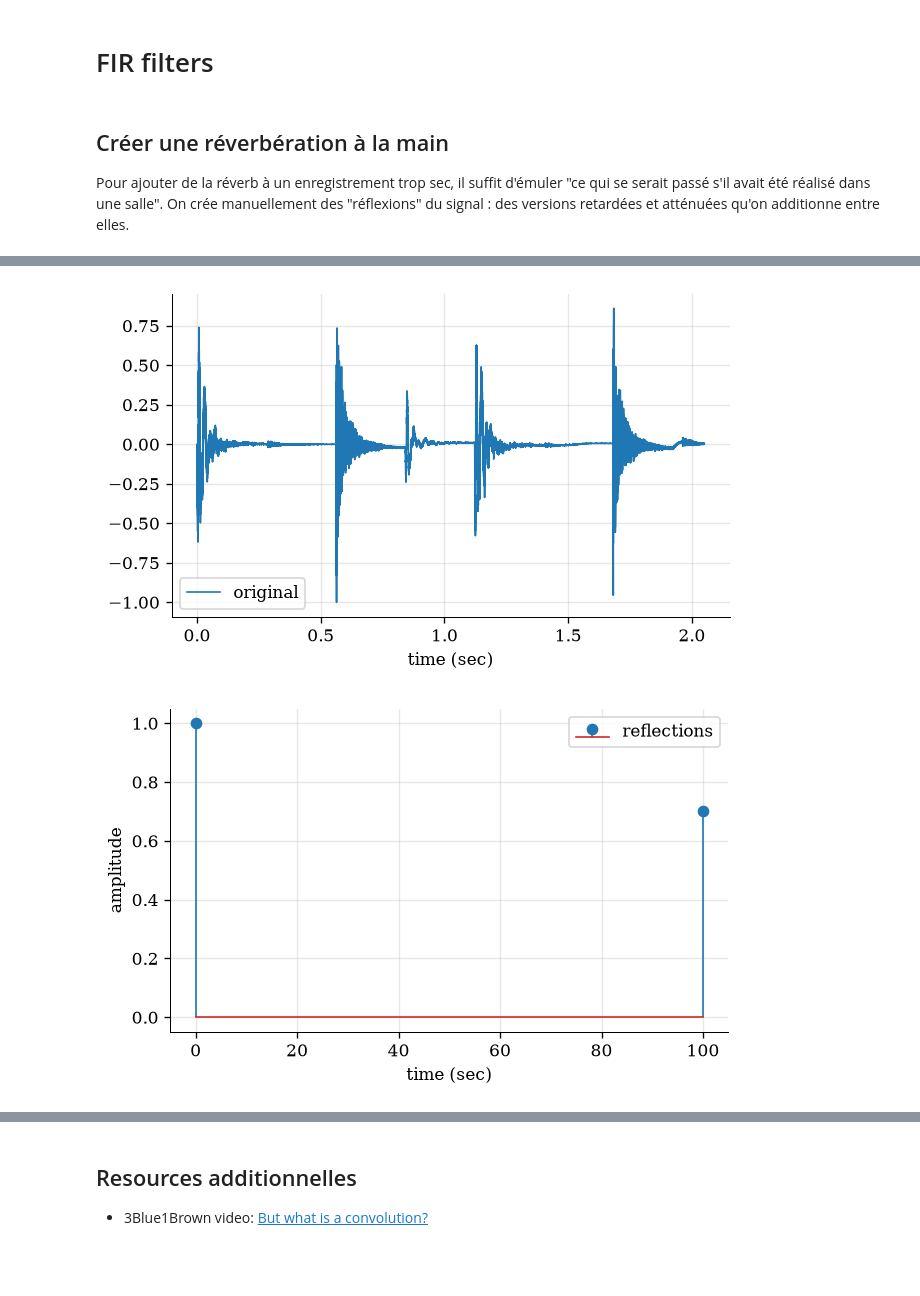
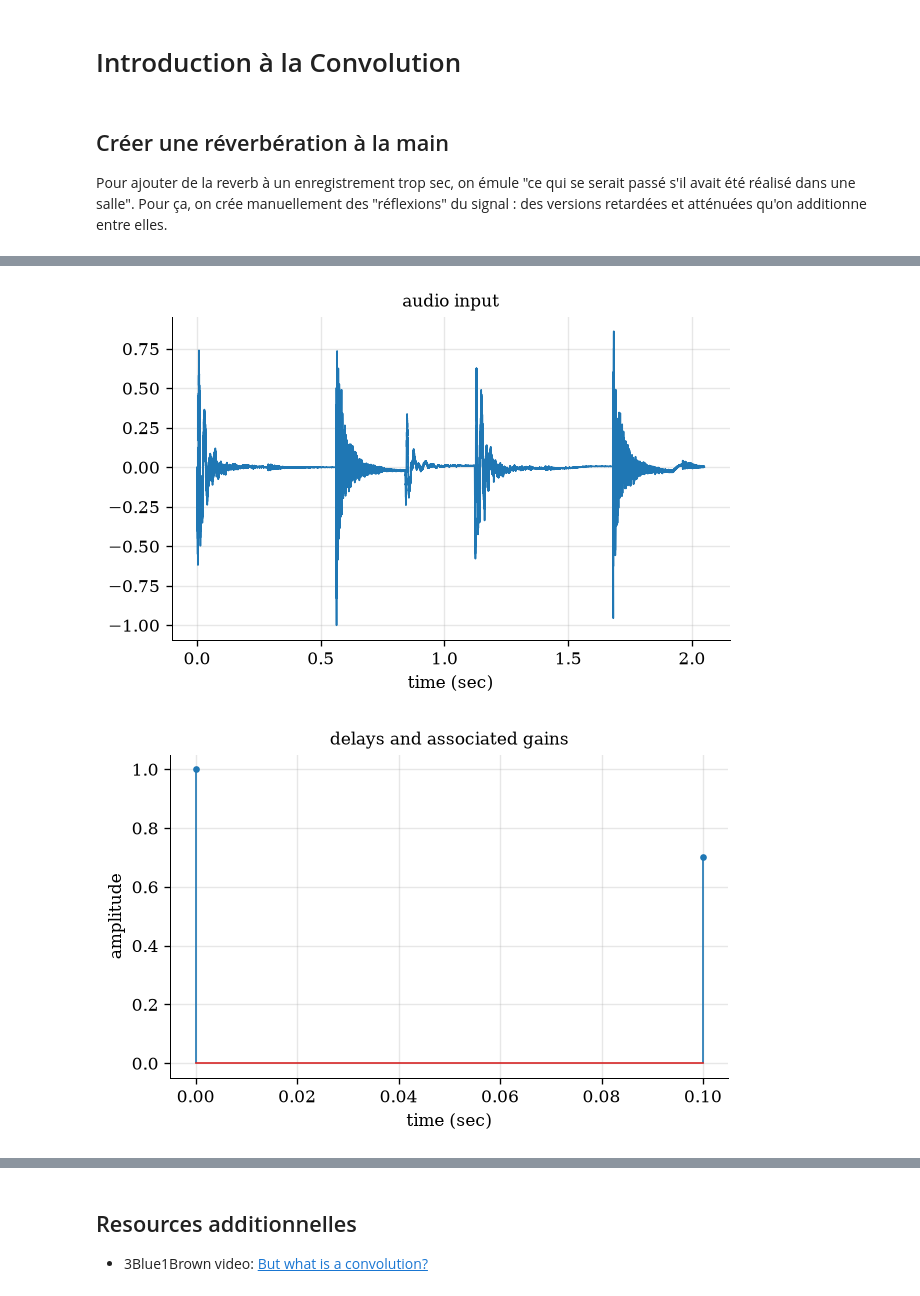
Before and after one commit to PyrApple/jupyterlite_signal_processing_ens, a Jupyter notebook: content/3_convolution_introduction.ipynb, the cells around one changed output, grey strips where cells are left out. Cells and saved outputs as stored; diff of their text form; code cells hidden in the pictures; blank space fills up the shorter version.

```diff
--- a/content/3_convolution_introduction.ipynb
+++ b/content/3_convolution_introduction.ipynb
@@ -1,5 +1,5 @@
 # %% [markdown]
-# FIR filters
+# Introduction à la Convolution
 # %%
 # import
 import matplotlib.pyplot as plt; from scipy.io import wavfile
@@ -7,7 +7,8 @@ import matplotlib.pyplot as plt; from scipy.io import wavfile
 # %% [markdown]
 ## Créer une réverbération à la main
 
-Pour ajouter de la réverb à un enregistrement trop sec, il suffit d'émuler "ce qui se serait passé s'il avait été réalisé dans une salle". On crée manuellement des "réflexions" du signal : des versions retardées et atténuées qu'on additionne entre elles.
+Pour ajouter de la reverb à un enregistrement trop sec, on émule "ce qui se serait passé s'il avait été réalisé dans une salle".
+Pour ça, on crée manuellement des "réflexions" du signal : des versions retardées et atténuées qu'on additionne entre elles.
 # %%
 # define reverb configs (delays in ms)
 reverb = {'gains':[1, 0.7], 'delays': [0, 100]}
@@ -21,49 +22,51 @@ playsound(audio_in, fs)
 
 # plot
 t = np.arange(0, len(audio_in)) / fs
-plt.plot(t, audio_in, label = 'original');
-plt.xlabel('time (sec)'); plt.legend(); plt.show()
+plt.plot(t, audio_in);
+plt.title('audio input'); plt.xlabel('time (sec)'); plt.show()
 
 # plot
-plt.stem(reverb['delays'], reverb['gains'], label = 'reflections');
-plt.xlabel('time (sec)'); plt.ylabel('amplitude'); plt.legend(); plt.show()
+plt.stem([x/1000 for x in reverb['delays']], reverb['gains']);
+plt.title('delays and associated gains');
+plt.xlabel('time (sec)'); plt.ylabel('amplitude'); plt.show()
 
 # convert delays to number of samples
-reverb["delays"] = [int(fs * x/1000) for x in reverb["delays"]]
+reverb['delays'] = [int(fs * x/1000) for x in reverb["delays"]]
 max_delay_in_sample = np.max(reverb['delays'])
 
 # init output
 audio_out = np.zeros( len(audio_in) + max(reverb["delays"]) )
 t = np.arange(0, len(audio_out)) / fs
 
 # loop over tap delays
 for i_tap in range(len(reverb["delays"])):
 
     # get delay and gain
     n = reverb["delays"][i_tap]
     g = reverb["gains"][i_tap]
 
     # create delayed audio tap
     audio_tap = g * np.pad(audio_in, (n, len(audio_out) - len(audio_in) - n))
 
     # plot
-    plt.plot(t, audio_tap + i_tap + 1, label = f'delay = {1000*n/fs} ms')
+    plt.plot(t, audio_tap + i_tap + 2, label = f'delay = {1000*n/fs} ms')
 
     # add tap to output
     audio_out += audio_tap
 
 # normalise output gain
 audio_out /= max(1, np.max(np.abs(audio_out)))
 
 # play
 playsound(audio_out, fs)
 
 # plot
 plt.plot(t, audio_out, label = 'summed');
-plt.xlim([0, 1]);
-plt.legend(loc = 'upper right'); plt.show()
+plt.title('delayed audio and final output')
+plt.xlim([0, 1]); plt.legend(loc = 'upper right');
+plt.show()
 # %% [output]
 [interactive output not drawn]
-[figure, old version]
+[figure, new version]
-[figure, old version]
+[figure, new version]
 [interactive output not drawn]
```
Also changed, not shown: parts of 5 cells of this notebook, 11 other files.
